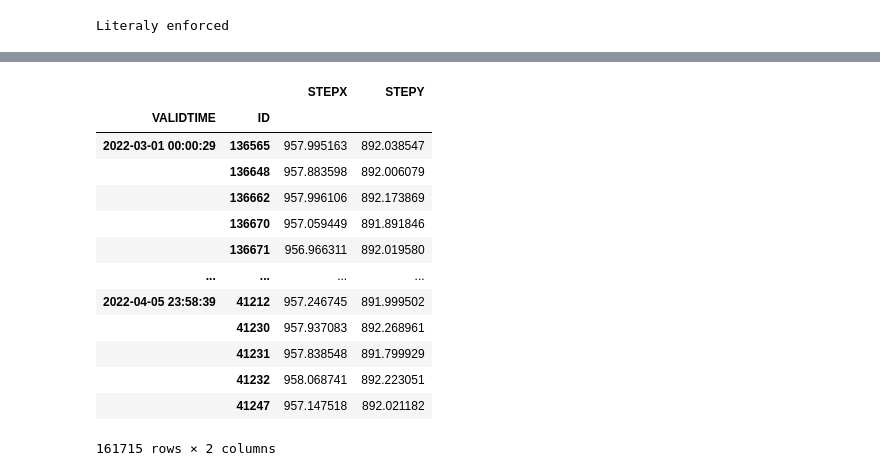
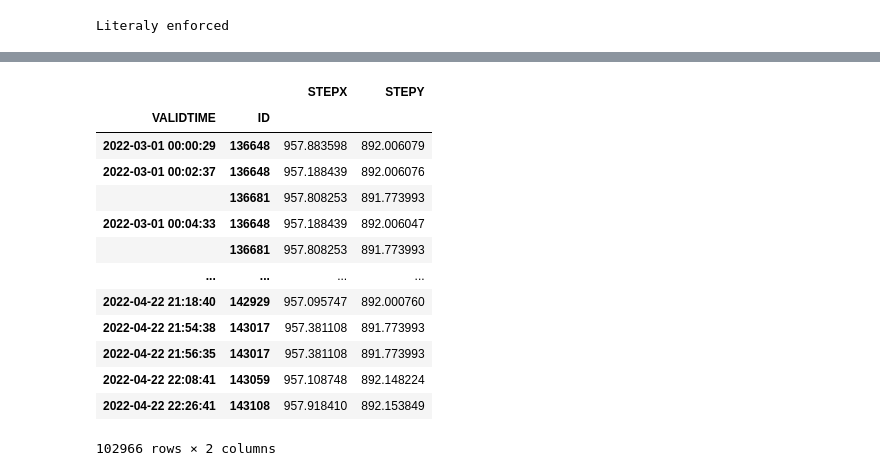
Before and after one commit to leaver2000/griblib, a Jupyter notebook: notebooks/probsevere/2.1-xfer-dask0.ipynb, the cells around one changed output, grey strips where cells are left out. Cells and saved outputs as stored; diff of their text form; code cells hidden in the pictures.

```diff
--- a/notebooks/probsevere/2.1-xfer-dask0.ipynb
+++ b/notebooks/probsevere/2.1-xfer-dask0.ipynb
@@ -462,7 +462,7 @@ Literaly enforced
 %%time
 PS_THRESH = 5
 s, n, w, e = 24.30, 40, -103.17, -74.96
-shape = np.array([6500, 3250]) // 2
+shape = np.array([6500, 3250]) // 4
 se_conus = BoundingBox(s, n, w, e, shape=tuple(shape))
 import textwrap
 
@@ -472,7 +472,7 @@ def echo(tripq: str):
 
 
 def open_and_filter() -> pd.DataFrame:
-    with parquet_session(all_files) as gdf:
+    with parquet_session(all_files[: len(all_files) // 2]) as gdf:
         echo(
             f"""\
             PRE MASK:
@@ -595,7 +595,7 @@ def main():
     s, n, w, e = 25.0, 30.0, -90.0, -75.0
     shape = np.array([7000, 2500]) // 4
     bbox = BoundingBox(s, n, w, e, shape=tuple(shape))
-    return localize(all_files, bbox)
+    return localize(all_files[: len(all_files) // 2], bbox)
 
 
 if __name__ == "__main__":
@@ -607,17 +607,17 @@ Wall time: 1.49 s
 |  |  | STEPX | STEPY |
 | VALIDTIME | ID |  |  |
-| 2022-03-01 00:00:29 | 136565 | 957.995163 | 892.038547 |
-|  | 136648 | 957.883598 | 892.006079 |
-|  | 136662 | 957.996106 | 892.173869 |
-|  | 136670 | 957.059449 | 891.891846 |
-|  | 136671 | 956.966311 | 892.019580 |
+| 2022-03-01 00:00:29 | 136648 | 957.883598 | 892.006079 |
+| 2022-03-01 00:02:37 | 136648 | 957.188439 | 892.006076 |
+|  | 136681 | 957.808253 | 891.773993 |
+| 2022-03-01 00:04:33 | 136648 | 957.188439 | 892.006047 |
+|  | 136681 | 957.808253 | 891.773993 |
 | ... | ... | ... | ... |
-| 2022-04-05 23:58:39 | 41212 | 957.246745 | 891.999502 |
-|  | 41230 | 957.937083 | 892.268961 |
-|  | 41231 | 957.838548 | 891.799929 |
-|  | 41232 | 958.068741 | 892.223051 |
-|  | 41247 | 957.147518 | 892.021182 |
+| 2022-04-22 21:18:40 | 142929 | 957.095747 | 892.000760 |
+| 2022-04-22 21:54:38 | 143017 | 957.381108 | 891.773993 |
+| 2022-04-22 21:56:35 | 143017 | 957.381108 | 891.773993 |
+| 2022-04-22 22:08:41 | 143059 | 957.108748 | 892.148224 |
+| 2022-04-22 22:26:41 | 143108 | 957.918410 | 892.153849 |
-161715 rows × 2 columns
+102966 rows × 2 columns
 # %%
 import matplotlib.pyplot as plt
 import cartopy.crs as ccrs
```
Also changed, not shown: parts of 14 cells of this notebook, 9 other files.
